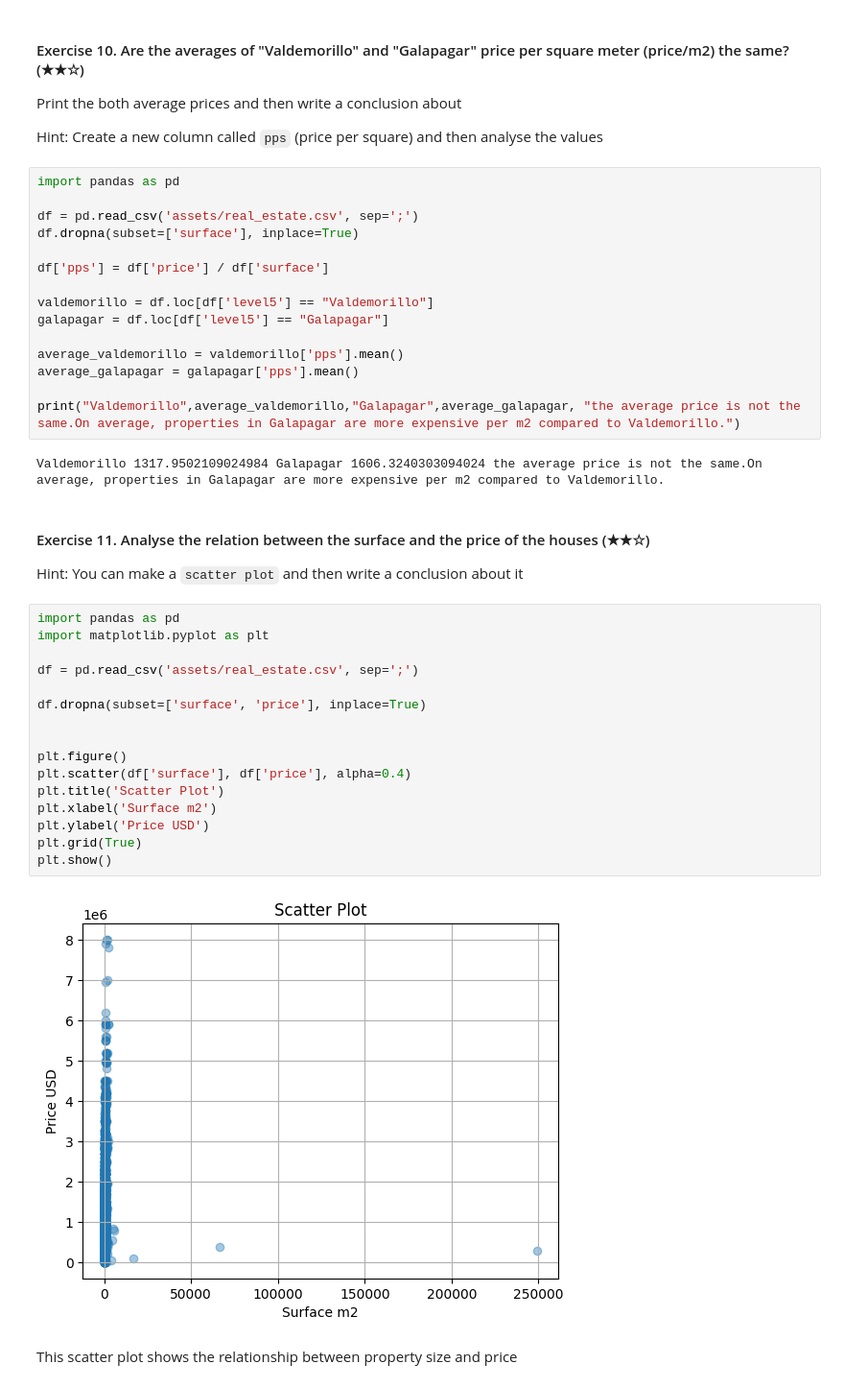
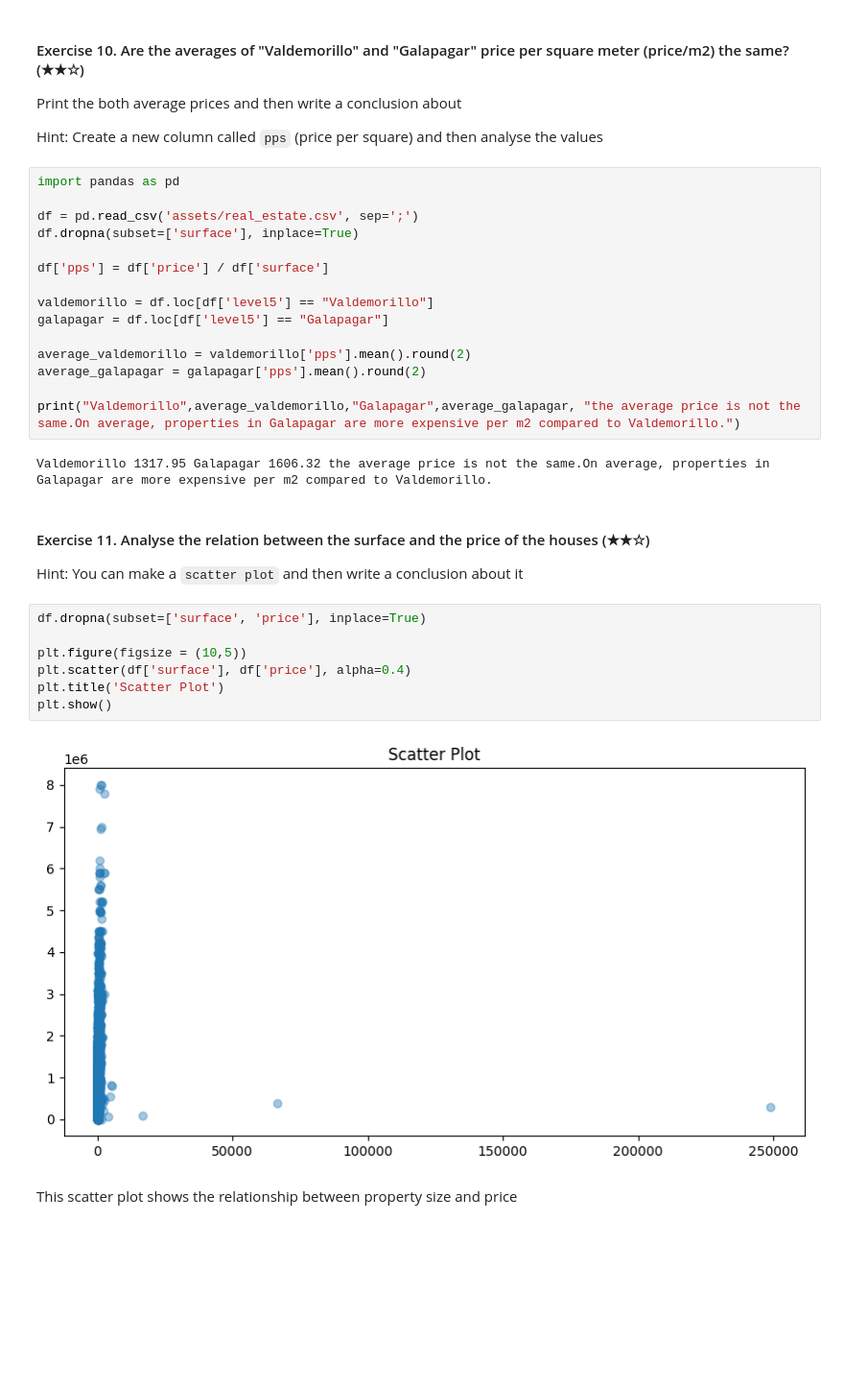
Before and after one commit to nandapop/realestate-datacleanup-exercise, a Jupyter notebook: project.ipynb, the cells around one changed output. Shown at 96% size. Drawn from its saved outputs; the diff is of its cells as text; blank space fills up the shorter version.

```diff
--- a/project.ipynb
+++ b/project.ipynb
@@ -209,34 +248,25 @@ df['pps'] = df['price'] / df['surface']
 valdemorillo = df.loc[df['level5'] == "Valdemorillo"]
 galapagar = df.loc[df['level5'] == "Galapagar"]
 
-average_valdemorillo = valdemorillo['pps'].mean()
-average_galapagar = galapagar['pps'].mean()
+average_valdemorillo = valdemorillo['pps'].mean().round(2)
+average_galapagar = galapagar['pps'].mean().round(2)
 
 print("Valdemorillo",average_valdemorillo,"Galapagar",average_galapagar, "the average price is not the same.On average, properties in Galapagar are more expensive per m2 compared to Valdemorillo.")
 # %% [output]
-Valdemorillo 1317.9502109024984 Galapagar 1606.3240303094024 the average price is not the same.On average, properties in Galapagar are more expensive per m2 compared to Valdemorillo.
+Valdemorillo 1317.95 Galapagar 1606.32 the average price is not the same.On average, properties in Galapagar are more expensive per m2 compared to Valdemorillo.
 # %% [markdown]
 #### Exercise 11. Analyse the relation between the surface and the price of the houses (★★☆)
 
 Hint: You can make a `scatter plot` and then write a conclusion about it
 # %%
-import pandas as pd
-import matplotlib.pyplot as plt
-
-df = pd.read_csv('assets/real_estate.csv', sep=';')
-
 df.dropna(subset=['surface', 'price'], inplace=True)
 
-
-plt.figure()
+plt.figure(figsize = (10,5))
 plt.scatter(df['surface'], df['price'], alpha=0.4)
 plt.title('Scatter Plot')
-plt.xlabel('Surface m2')
-plt.ylabel('Price USD')
-plt.grid(True)
 plt.show()
 # %% [output]
-[figure, old version]
+[figure, new version]
 # %% [markdown]
 This scatter plot shows the relationship between property size and price
 # %% [markdown]
```
Also changed, not shown: parts of 13 cells of this notebook.
